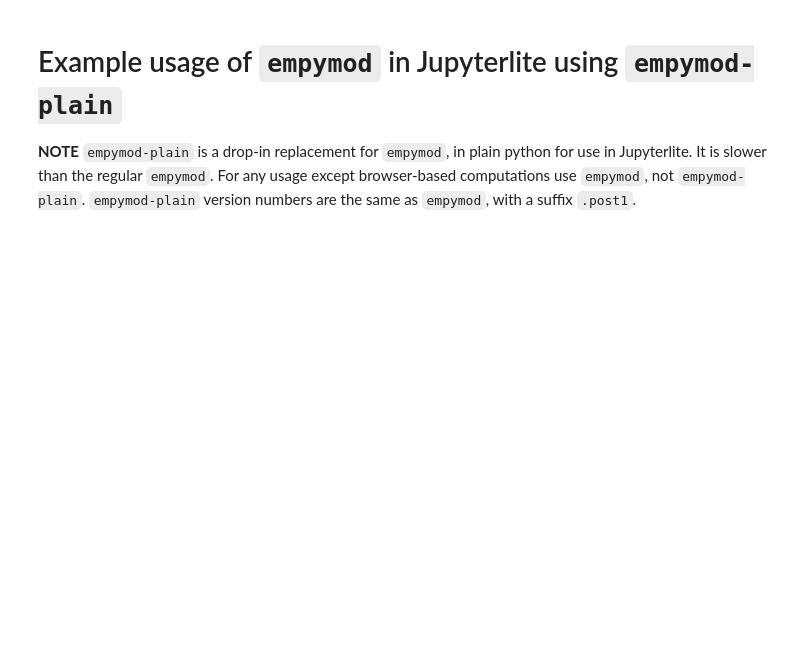
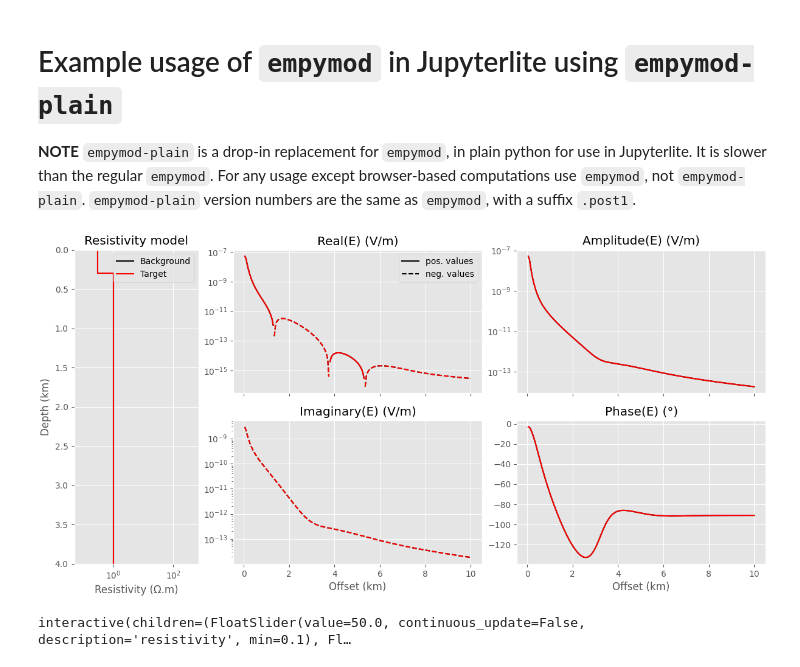
Before and after one commit to emsig/emlite, a Jupyter notebook: content/interactive-example.ipynb, the cells around one changed output. Cells and saved outputs as stored; diff of their text form; code cells hidden in the pictures; blank space fills up the shorter version.

Commit message:
Simplify; add Amp/Pha to interact. ex.

```diff
--- a/content/interactive-example.ipynb
+++ b/content/interactive-example.ipynb
@@ -36,59 +36,77 @@ bg_res = [2e14, 0.3, 1]  # Background of 1 Ohm m
 # model, survey, and calculation parameters
 bg_em = empymod.bipole(depth=bg_dep, res=bg_res, **inp)
 # %%
-fig, axs = plt.subplot_mosaic([['1', '2', '2'], ['1', '3', '3']], figsize=(9.8, 6), num='8. Interactive modeling with empymod')
-ax1, ax2, ax3 = axs['1'], axs['2'], axs['3']
+fig, axs = plt.subplot_mosaic(
+    [['1', '2', '2', '4', '4'], ['1', '3', '3', '5', '5']],
+    figsize=(12, 6),
+    num='Interactive modeling with empymod',
+    constrained_layout=True
+)
+ax1, ax2, ax3, ax4, ax5 = axs['1'], axs['2'], axs['3'], axs['4'], axs['5']
+
+def positive(inp):
+    """Return positive values, set negative ones to NaN."""
+    return np.array([x if x > 0 else np.nan for x in inp])
 
 # 1. Plot resistivity model; initialize target with background
 ax1.set_title('Resistivity model')
 bgres = np.r_[bg_res[1], bg_res[1:], bg_res[2]]
 bgdep = np.r_[bg_dep, bg_dep[1], 4000]/1000
 ax1.semilogx(bgres, bgdep, 'k', label='Background')
 ax1.semilogx(bgres, bgdep, 'r', label='Target')
 ax1.set_xlim([.05, 700])
 ax1.set_ylim([4, 0])
-ax1.legend()
+ax1.legend(loc='upper right')
 ax1.set_ylabel('Depth (km)')
 ax1.set_xlabel('Resistivity (Ω.m)')
 
-# 2. Plot real part; initialize target with background
-ax2.semilogy(off/1000, np.where(bg_em.real >= 0, bg_em.real, np.nan), 'k', label='pos. values')
-ax2.semilogy(off/1000, np.where(bg_em.real < 0, -bg_em.real, np.nan), 'k--', label='neg. values')
-ax2.semilogy(off/1000, np.where(bg_em.real >= 0, bg_em.real, np.nan), 'r')    # Positive values with solid line
-ax2.semilogy(off/1000, np.where(bg_em.real < 0, -bg_em.real, np.nan), 'r--')  # Negative values with dashed line
-ax2.set_title('Re(E) (V/m)')
+# 2. Plot real and imaginary parts; initialize target with background
+for ax, data in ([ax2, bg_em.real], [ax3, bg_em.imag]):
+    for c in ['k', 'r']:
+        ax.semilogy(off/1000, positive(data), f'{c}', label='pos. values' if c=='k' else None)
+        ax.semilogy(off/1000, positive(-data), f'{c}--', label='neg. values' if c=='k' else None)
+for c in ['k', 'r']:
+    ax4.semilogy(off/1000, bg_em.amp(), f'{c}')
+    ax5.plot(off/1000, bg_em.pha(deg=True), f'{c}')
+ax2.set_title('Real(E) (V/m)')
+ax3.set_title('Imaginary(E) (V/m)')
+ax4.set_title('Amplitude(E) (V/m)')
+ax5.set_title('Phase(E) (°)')
 ax2.set_xticklabels([])
-ax2.yaxis.tick_right()
+ax4.set_xticklabels([])
 ax2.legend()
+ax3.set_xlabel('Offset (km)')
+ax5.set_xlabel('Offset (km)')
 
-# 3. Plot imaginary part; initialize target with background
-ax3.semilogy(off/1000, np.where(bg_em.imag >= 0, bg_em.imag, np.nan), 'k')
-ax3.semilogy(off/1000, np.where(bg_em.imag < 0, -bg_em.imag, np.nan), 'k--')
-ax3.semilogy(off/1000, np.where(bg_em.imag >= 0, bg_em.imag, np.nan), 'r')
-ax3.semilogy(off/1000, np.where(bg_em.imag < 0, -bg_em.imag, np.nan), 'r--')
-ax3.set_title('Im(E) (V/m)')
-ax3.set_xlabel('Offset (km)')
-ax3.yaxis.tick_right()
-
-# 4. Define function in which we update the target response
+# 3. Define function in which we update the target response
 def calc_em(resistivity, abs_depth, thickness):
     # Update target depth and resistivity with input
     tg_dep = np.r_[bg_dep, abs_depth, abs_depth + thickness]
     tg_res = np.r_[bg_res, resistivity, bg_res[2]]
 
     # Re-calculate the response
     tg_em = empymod.bipole(depth=tg_dep, res=tg_res, **inp)
 
     # Update model and response in plot
     ax1.lines[1].set_xdata([bg_res[2], resistivity, resistivity, bg_res[2]])
     ax1.lines[1].set_ydata(np.r_[abs_depth, abs_depth, abs_depth + thickness, abs_depth + thickness]/1000)
-    ax2.lines[2].set_ydata(np.where(tg_em.real >= 0, tg_em.real, np.nan))  # Positive values with solid line
-    ax2.lines[3].set_ydata(np.where(tg_em.real < 0, -tg_em.real, np.nan))  # Negative values with dashed line
-    ax3.lines[2].set_ydata(np.where(tg_em.imag >= 0, tg_em.imag, np.nan))
-    ax3.lines[3].set_ydata(np.where(tg_em.imag < 0, -tg_em.imag, np.nan))
+    for ax, data in ([ax2, tg_em.real], [ax3, tg_em.imag]):
+        ax.lines[2].set_ydata(positive(data))
+        ax.lines[3].set_ydata(positive(-data))
+    ax4.lines[1].set_ydata(tg_em.amp())
+    ax5.lines[1].set_ydata(tg_em.pha(deg=True))
+
+    # Re-scale, in case target has lower/higher values
+    for ax in [ax2, ax3, ax4, ax5]:
+        ax.relim()
+        ax.autoscale_view(True,True,True)
 
     fig.canvas.draw()
+# %% [output]
+[figure, added]
 # %%
 fwgt = interact(calc_em, resistivity=w_res, abs_depth=w_dep, thickness=w_thi)
+# %% [output]
+interactive(children=(FloatSlider(value=50.0, continuous_update=False, description='resistivity', min=0.1), Fl…
 # %%
 empymod.Report()
```
Also changed, not shown: parts of 1 cell of this notebook.
